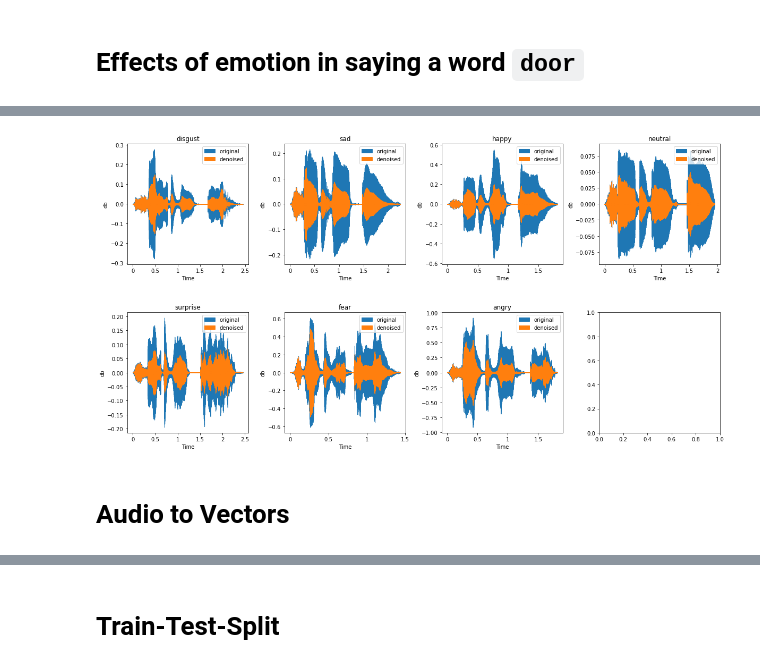
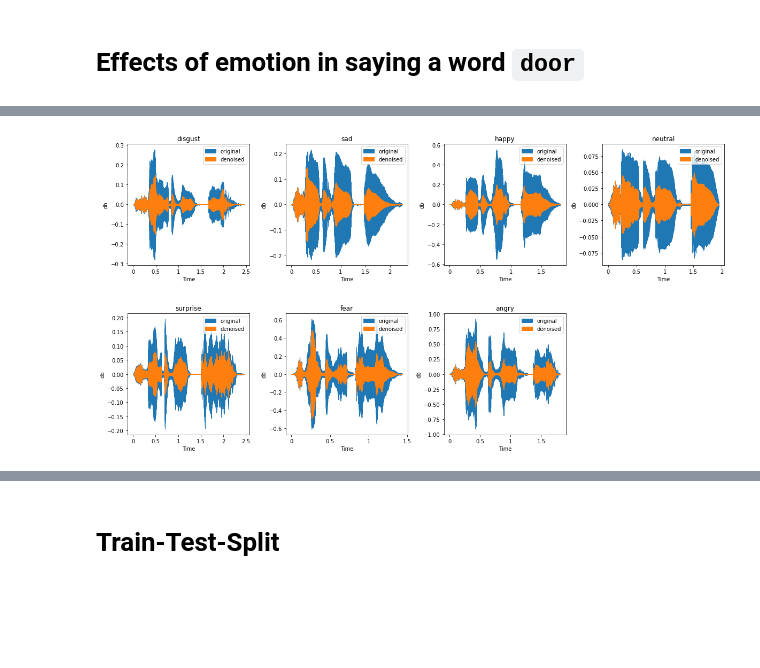
Before and after one commit to miladshiraniUCB/Emotion-Detection-in-Speech, a Jupyter notebook: Notebook/EDA-and-Data-Visualization.ipynb, the cells around one changed output, grey strips where cells are left out. Saved outputs shown, nothing was run; the diff lists cells and outputs as text; code cells hidden in the pictures; blank space fills up the shorter version.

```diff
--- a/Notebook/EDA-and-Data-Visualization.ipynb
+++ b/Notebook/EDA-and-Data-Visualization.ipynb
@@ -175,21 +175,21 @@ for i in range(0, len(emotion_door)):
 # %%
 figs, axes = plt.subplots(nrows = 2 , ncols = 4, figsize = (20, 10))
 figs.subplots_adjust(hspace=0.4, wspace=0.3)
 
 for i in range(0, len(emotion_door)):
 
     ax = axes[i//4][i%4]
 
     audio_path = emotion_door.iloc[i]["path"]
     emotion = emotion_door.iloc[i]["target"]
     x, sr = librosa.load(audio_path)
     x_reduced = nr.reduce_noise(y=x, sr=sr)
     librosa.display.waveshow(x, sr=sr, ax = ax, label = "original")
     librosa.display.waveshow(x_reduced, sr=sr, ax = ax, label = "denoised")
     ax.set_ylabel("db")
     ax.legend();
     ax.set_title(emotion)
+
+figs.delaxes(axes[1][3])
 # %% [output]
-[figure, old version]
+[figure, new version]
-# %% [markdown]
-# Audio to Vectors
```
Also changed, not shown: parts of 28 cells of this notebook.
